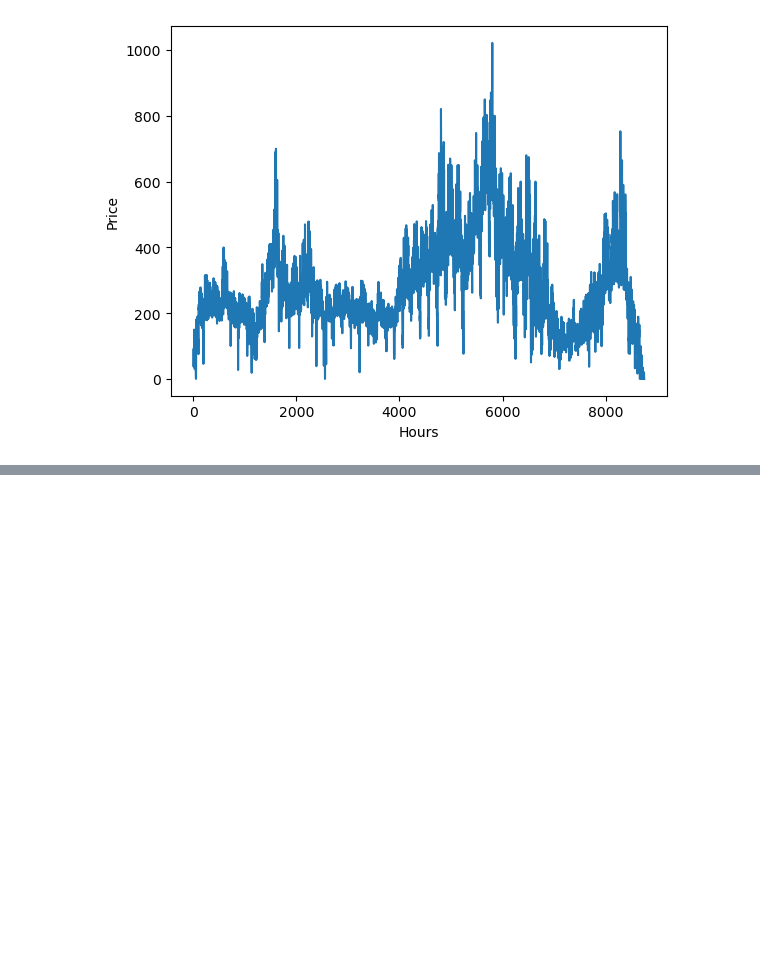
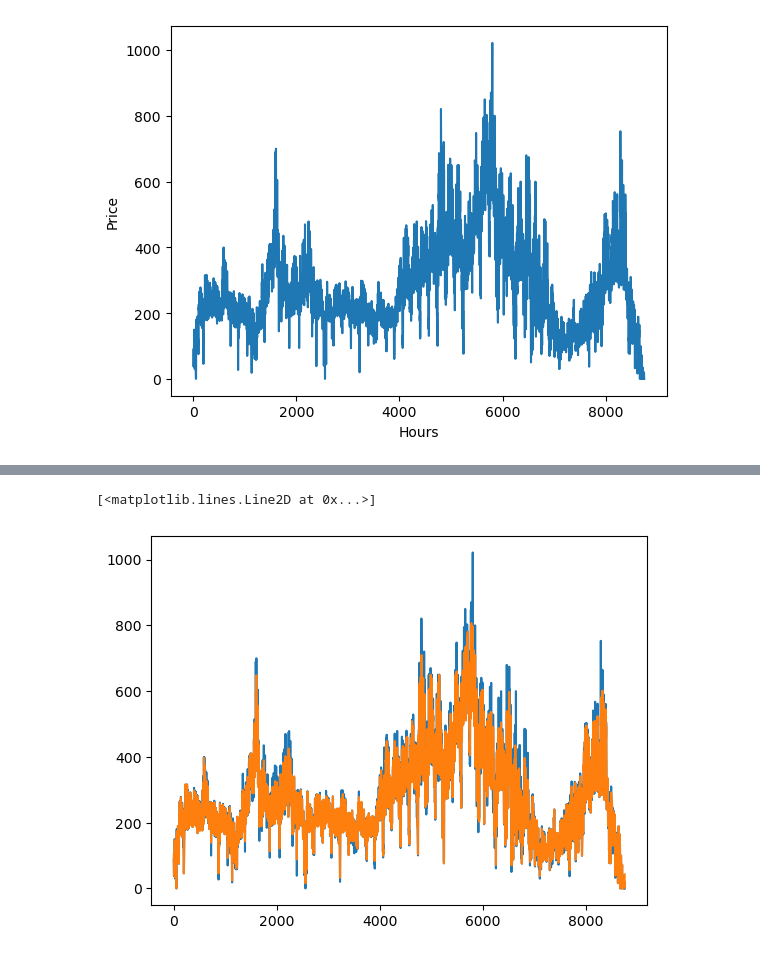
Before and after one commit to Noah-B-Reef/EDA, a Jupyter notebook: eda-project.ipynb, the cells around one changed output, grey strips where cells are left out. Cells and saved outputs as stored; diff of their text form; code cells hidden in the pictures; blank space fills up the shorter version.

```diff
--- a/eda-project.ipynb
+++ b/eda-project.ipynb
@@ -57,0 +63,8 @@ Text(0, 0.5, 'Price')
+# %%
+svr_rbf = SVR(kernel="rbf", C=100,gamma=0.1, epsilon=0.1)
+y_pred = svr_rbf.fit(t.reshape(-1,1),y).predict(t.reshape(-1,1))
+plt.plot(t,y)
+plt.plot(t,y_pred)
+# %% [output]
+[<matplotlib.lines.Line2D at 0x...>]
+[figure, added]
```
Also changed, not shown: parts of 5 cells of this notebook.
